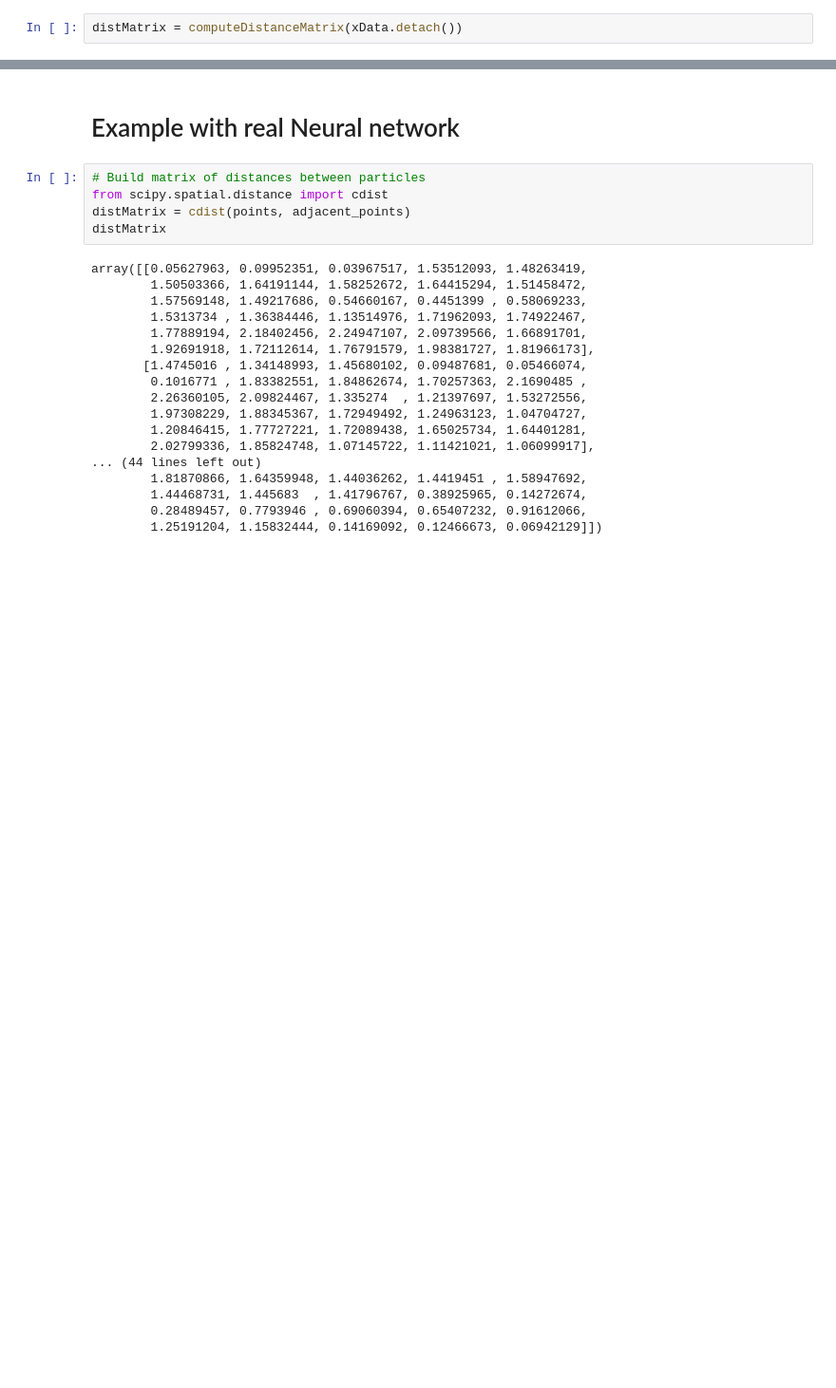
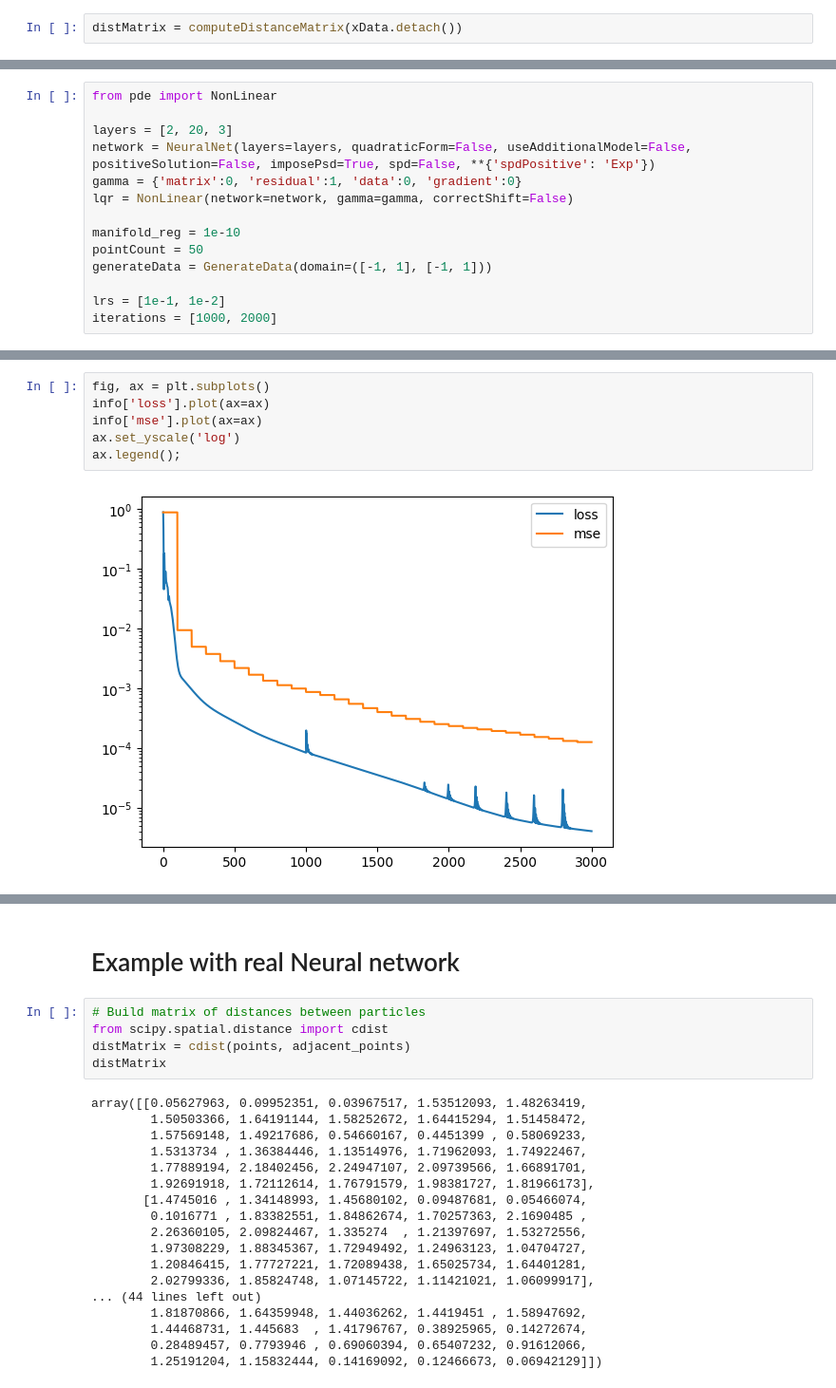
Before and after one commit to alaignelet/optimal_control, a Jupyter notebook: data_augmentation.ipynb, the cells around one changed output, grey strips where cells are left out. Shown: that part at 95% size. Saved outputs shown, nothing was run; the diff lists cells and outputs as text; blank space fills up the shorter version.

```diff
--- a/data_augmentation.ipynb
+++ b/data_augmentation.ipynb
@@ -215,0 +225,14 @@ ax.plot_surface(X, Y, Z.detach().cpu().numpy(), cmap='viridis');
+# %%
+from pde import NonLinear
+
+layers = [2, 20, 3]
+network = NeuralNet(layers=layers, quadraticForm=False, useAdditionalModel=False, positiveSolution=False, imposePsd=True, spd=False, **{'spdPositive': 'Exp'})
+gamma = {'matrix':0, 'residual':1, 'data':0, 'gradient':0}
+lqr = NonLinear(network=network, gamma=gamma, correctShift=False)
+
+manifold_reg = 1e-10
+pointCount = 50
+generateData = GenerateData(domain=([-1, 1], [-1, 1]))
+
+lrs = [1e-1, 1e-2]
+iterations = [1000, 2000]
@@ -215,0 +314,8 @@ ax.plot_surface(X, Y, Z.detach().cpu().numpy(), cmap='viridis');
+# %%
+fig, ax = plt.subplots()
+info['loss'].plot(ax=ax)
+info['mse'].plot(ax=ax)
+ax.set_yscale('log')
+ax.legend();
+# %% [output]
+[figure, added]
```
Also changed, not shown: parts of 17 cells of this notebook, 1 other file.
